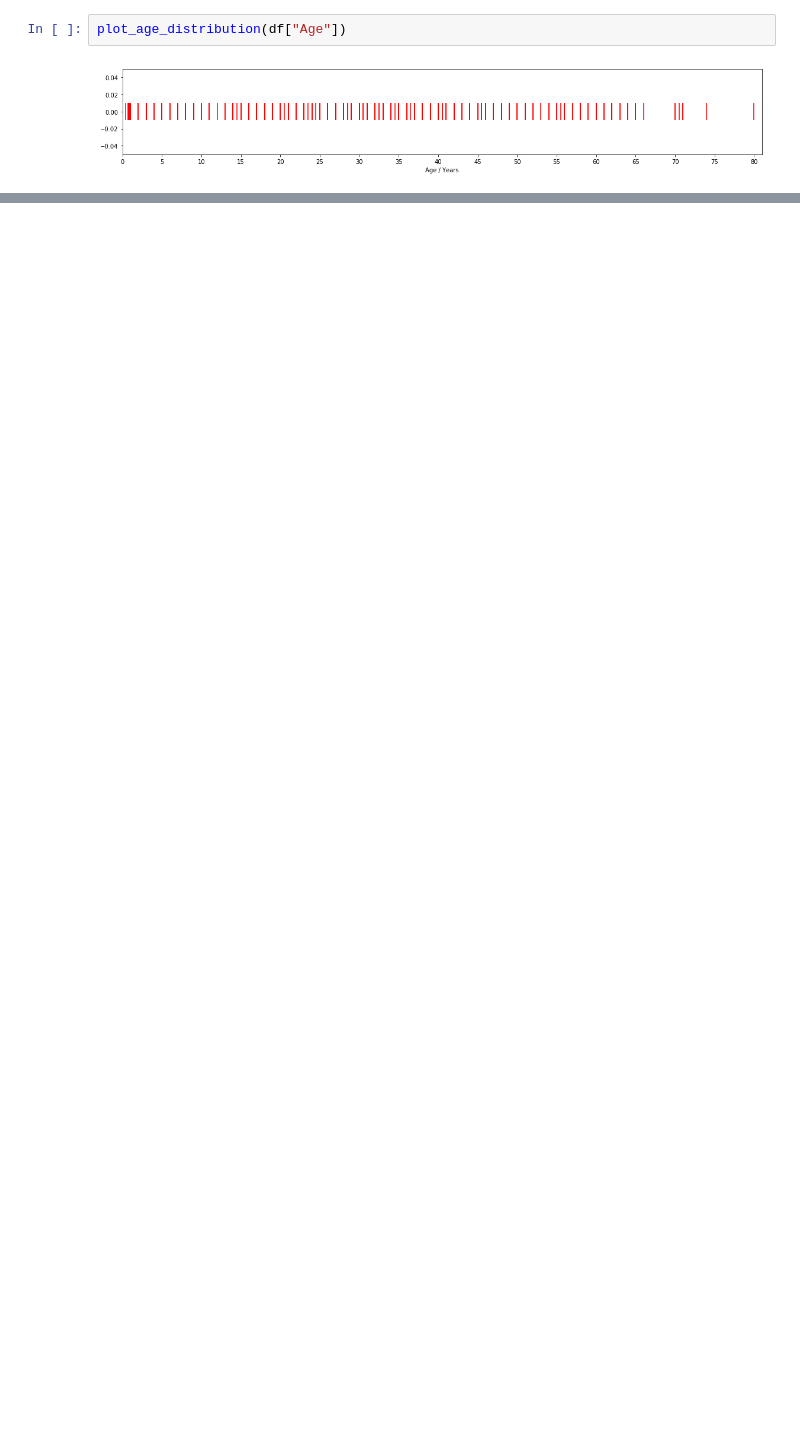
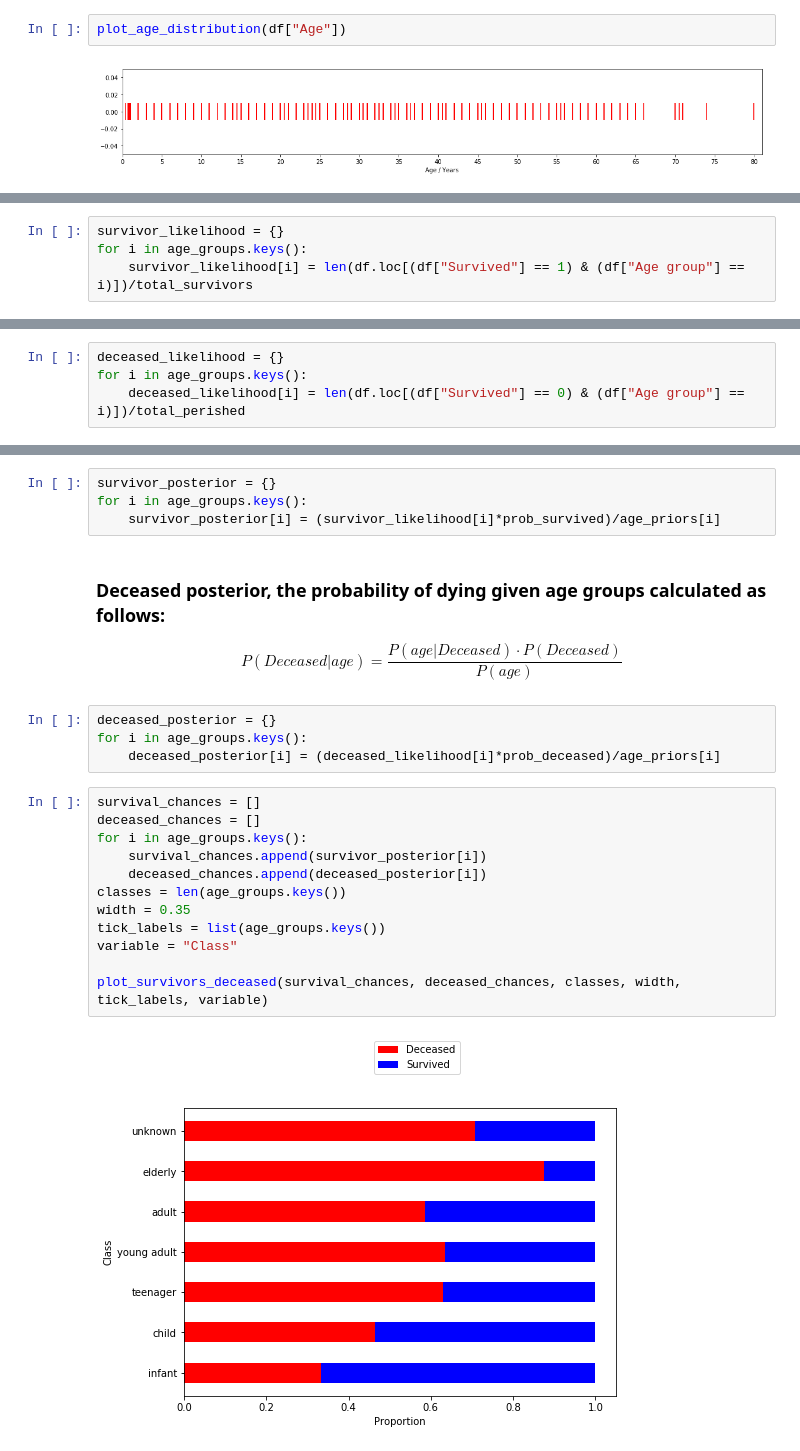
Before and after one commit to Blunt10K/kaggle_challenges, a Jupyter notebook: titanic/titanic_analysis.ipynb, the cells around one changed output, grey strips where cells are left out. Cells and saved outputs as stored; diff of their text form; blank space fills up the shorter version.

Commit message:
Analysis of age groups

```diff
--- a/titanic/titanic_analysis.ipynb
+++ b/titanic/titanic_analysis.ipynb
@@ -393,0 +394,4 @@ age_prototypes
+# %%
+survivor_likelihood = {}
+for i in age_groups.keys():
+    survivor_likelihood[i] = len(df.loc[(df["Survived"] == 1) & (df["Age group"] == i)])/total_survivors
@@ -393,0 +400,4 @@ age_prototypes
+# %%
+deceased_likelihood = {}
+for i in age_groups.keys():
+    deceased_likelihood[i] = len(df.loc[(df["Survived"] == 0) & (df["Age group"] == i)])/total_perished
@@ -393,0 +408,26 @@ age_prototypes
+# %%
+survivor_posterior = {}
+for i in age_groups.keys():
+    survivor_posterior[i] = (survivor_likelihood[i]*prob_survived)/age_priors[i]
+# %% [markdown]
+### Deceased posterior,  the probability of dying given age groups calculated as follows:
+
+$$P(Deceased | age) = \dfrac{P(age | Deceased)\cdot P(Deceased)}{P(age)} $$
+# %%
+deceased_posterior = {}
+for i in age_groups.keys():
+    deceased_posterior[i] = (deceased_likelihood[i]*prob_deceased)/age_priors[i]
+# %%
+survival_chances = []
+deceased_chances = []
+for i in age_groups.keys():
+    survival_chances.append(survivor_posterior[i])
+    deceased_chances.append(deceased_posterior[i])
+classes = len(age_groups.keys())
+width = 0.35
+tick_labels = list(age_groups.keys())
+variable = "Class"
+
+plot_survivors_deceased(survival_chances, deceased_chances, classes, width, tick_labels, variable)
+# %% [output]
+[figure, added]
```
Also changed, not shown: parts of 20 cells of this notebook.
